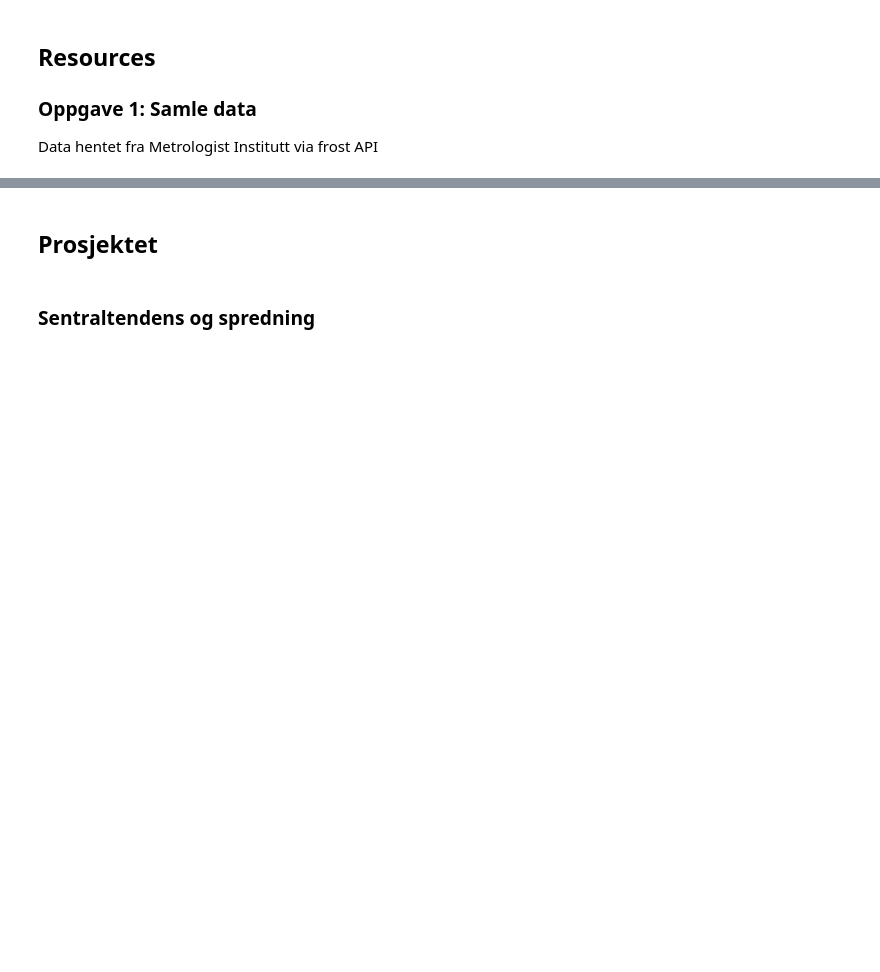
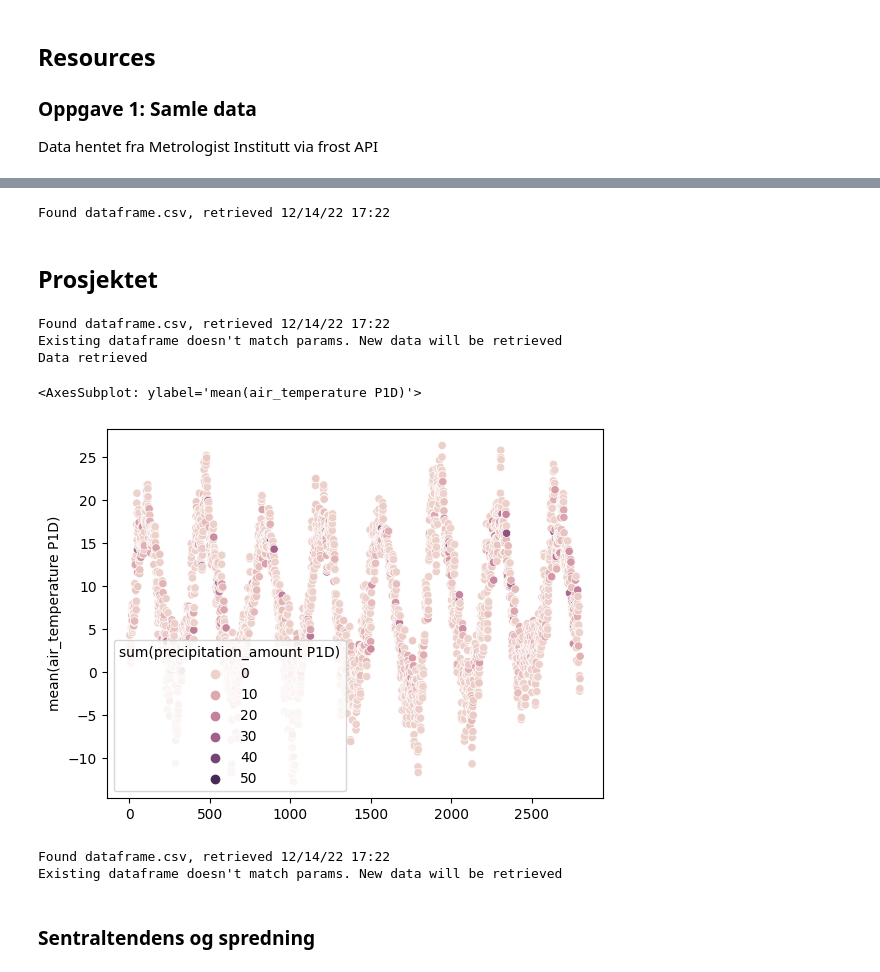
Before and after one commit to Vorckea/ProgPro1, a Jupyter notebook: ProgPro.ipynb, the cells around one changed output, grey strips where cells are left out. Cells and saved outputs as stored; diff of their text form; code cells hidden in the pictures; blank space fills up the shorter version.

```diff
--- a/ProgPro.ipynb
+++ b/ProgPro.ipynb
@@ -33,15 +37,23 @@ reftime = "2013-04-01/2020-12-02"
 # %%
-df = Api.getData(reftime=reftime, n_lines=2)    #Henter data
-df = DataHandler.fixTable(df)
+df = utils.getData(reftime=reftime, n_lines=2)    #Henter data
+df = utils.fixTable(df)
+# %% [output]
+Found dataframe.csv, retrieved 12/14/22 17:22
 # %% [markdown]
 ## Prosjektet
 # %%
-df = Api.getData(reftime=reftime, n_lines=1)
-df = DataHandler.fixTable(df)
+df = utils.getData(reftime=reftime, n_lines=1)
+df = utils.fixTable(df)
 sns.scatterplot(x= df.index, y=df["mean(air_temperature P1D)"], data=df, hue=df["sum(precipitation_amount P1D)"])
+# %% [output]
+Found dataframe.csv, retrieved 12/14/22 17:22
+Existing dataframe doesn't match params. New data will be retrieved
+Data retrieved
+<AxesSubplot: ylabel='mean(air_temperature P1D)'>
+[figure, added]
 # %%
-df = Api.getData(reftime=reftime, n_lines=13)
-df = DataHandler.fixTable(df)
+df = utils.getData(reftime=reftime, n_lines=13)
+df = utils.fixTable(df)
 sns.set_theme(style="darkgrid")
 
 # Plot the responses for different events and regions
@@ -49,8 +61,8 @@ plt.figure(figsize=(14, 4))
 sns.lineplot(x=df.index, y=df["mean(air_temperature P1D)"],
              data=df)
 
-df = Api.getData(reftime=reftime, n_lines=7)
-df = DataHandler.fixTable(df)
+df = utils.getData(reftime=reftime, n_lines=7)
+df = utils.fixTable(df)
 
 temp = sns.relplot(
 data=df,
@@ -58,6 +70,9 @@ x=df.index, y=df["sum(precipitation_amount P1D)"],
 hue=df["mean(air_temperature P1D)"], size=df["mean(air_pressure_at_sea_level P1D)"],
 sizes=(10, 200),
 ).set(ylim=(1, None))
+# %% [output]
+Found dataframe.csv, retrieved 12/14/22 17:22
+Existing dataframe doesn't match params. New data will be retrieved
 # %% [markdown]
 ### Sentraltendens og spredning
 # %%
```
Also changed, not shown: parts of 4 cells of this notebook, 5 other files.
